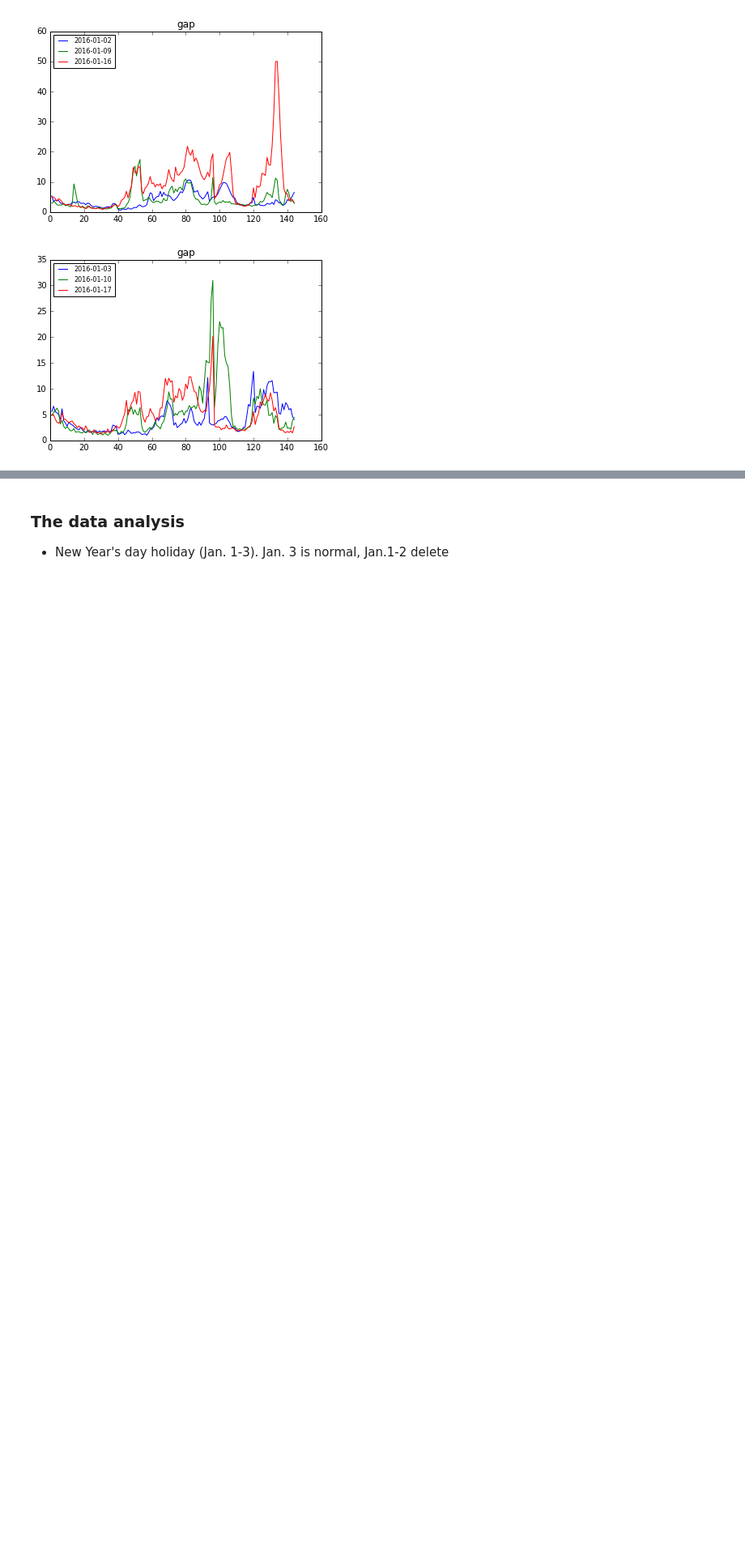
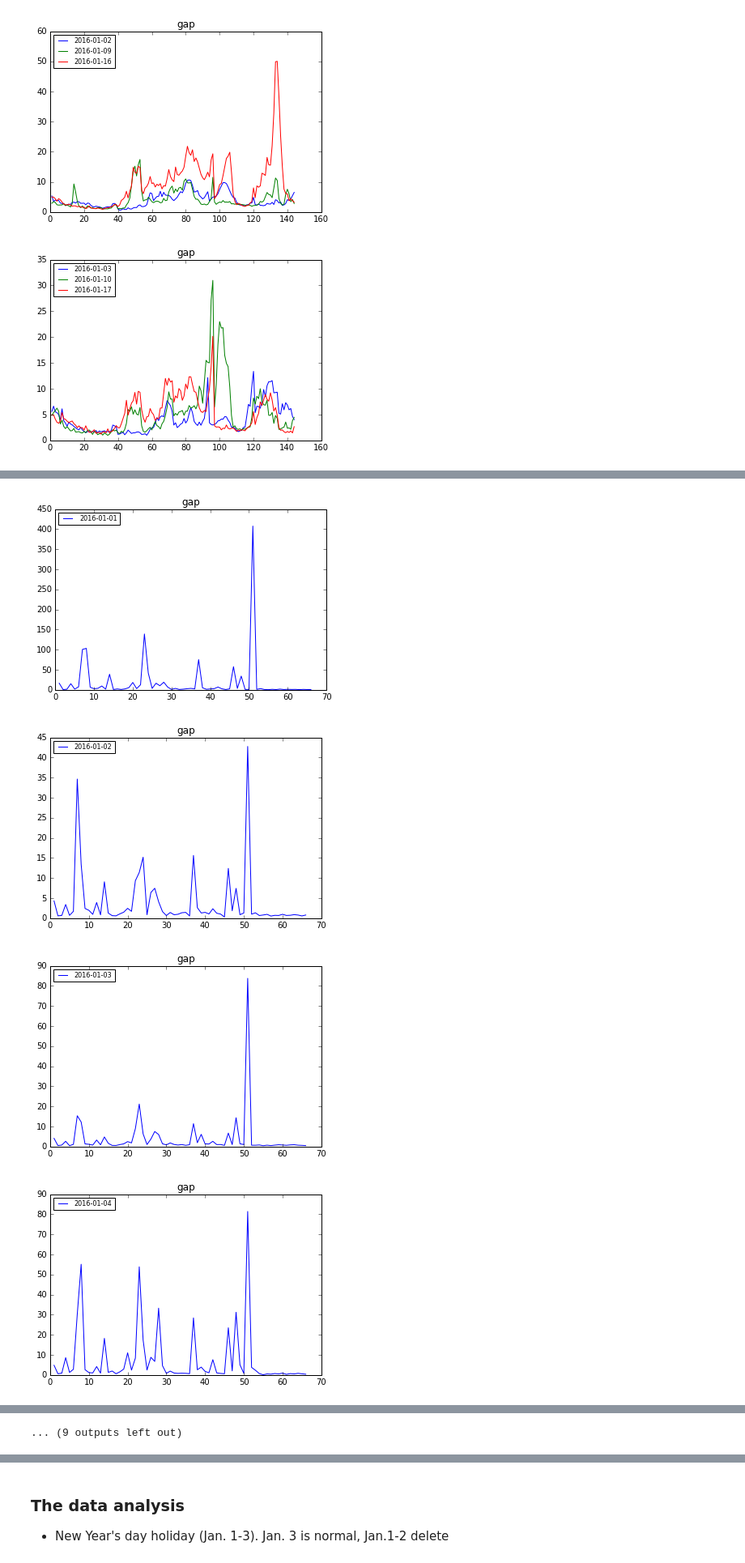
Before and after one commit to gwwang16/Machine-Learning, a Jupyter notebook: Projects/Capstone-AI-for-Robotics/Di-Tech/Data_Analysis.ipynb, the cells around one changed output, grey strips where cells are left out. Shown at 81% size. Cells and saved outputs as stored; diff of their text form; code cells hidden in the pictures; blank space fills up the shorter version.

```diff
--- a/Projects/Capstone-AI-for-Robotics/Di-Tech/Data_Analysis.ipynb
+++ b/Projects/Capstone-AI-for-Robotics/Di-Tech/Data_Analysis.ipynb
@@ -499,0 +536,18 @@ for work, wgr in full_data.groupby('week'):
+# %%
+for date, drp in full_data.groupby('date'):
+
+    #plt.figure()
+    #for date, dgr in wgr.groupby('date'):
+    ##    plt.plot(dgr.groupby('time').demand.mean(), label=str(date))
+    #plt.title('demand')
+    #plt.legend(loc=2,prop={'size':8})
+
+    plt.figure()
+    plt.plot(drp.groupby('district_id').gap.mean(), label=str(date))
+    plt.title('gap')
+    plt.legend(loc=2,prop={'size':8})
+# %% [output]
+[figure, added]
+[figure, added]
+[figure, added]
+[figure, added]
@@ -499,0 +562 @@ for work, wgr in full_data.groupby('week'):
+... (9 outputs left out)
```
Also changed, not shown: parts of 14 cells of this notebook.
